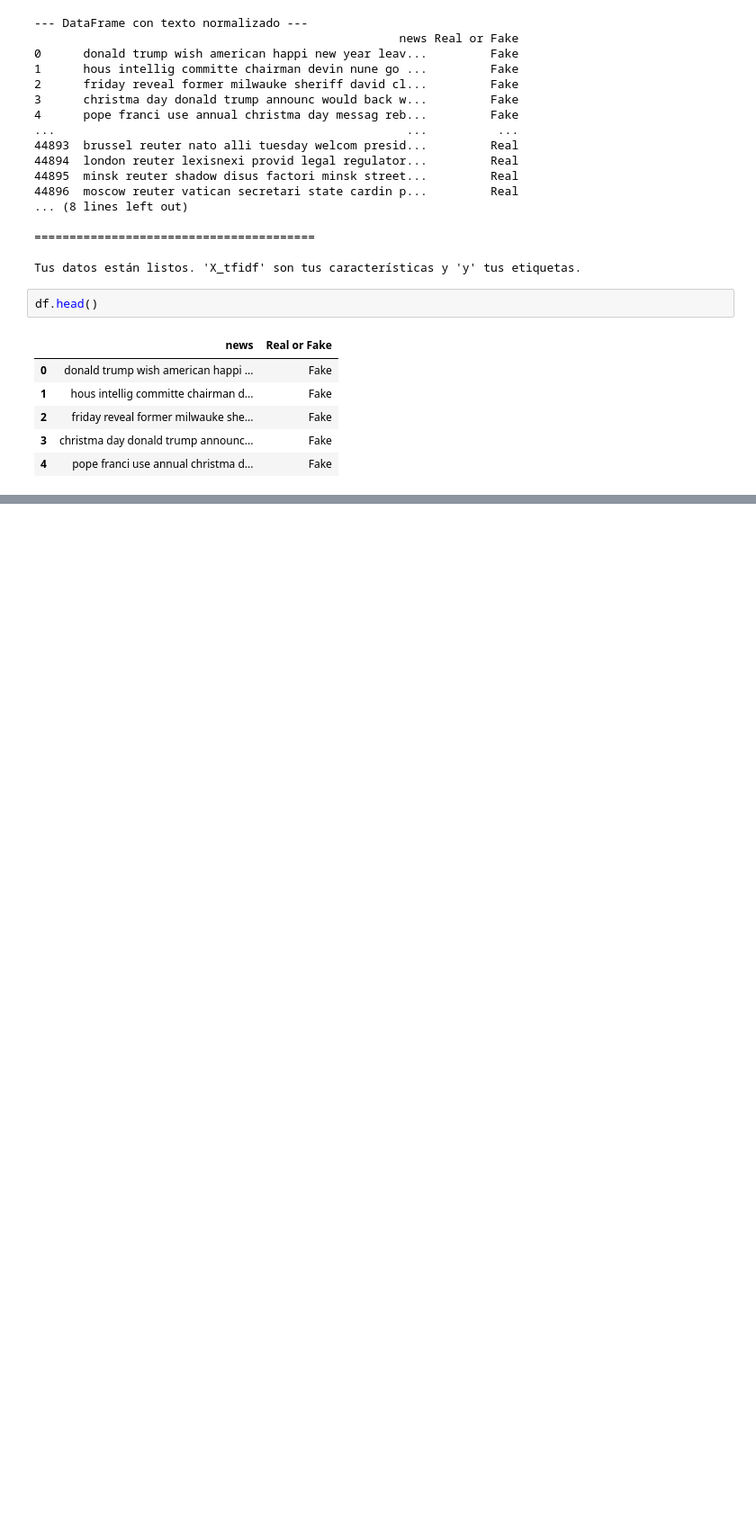
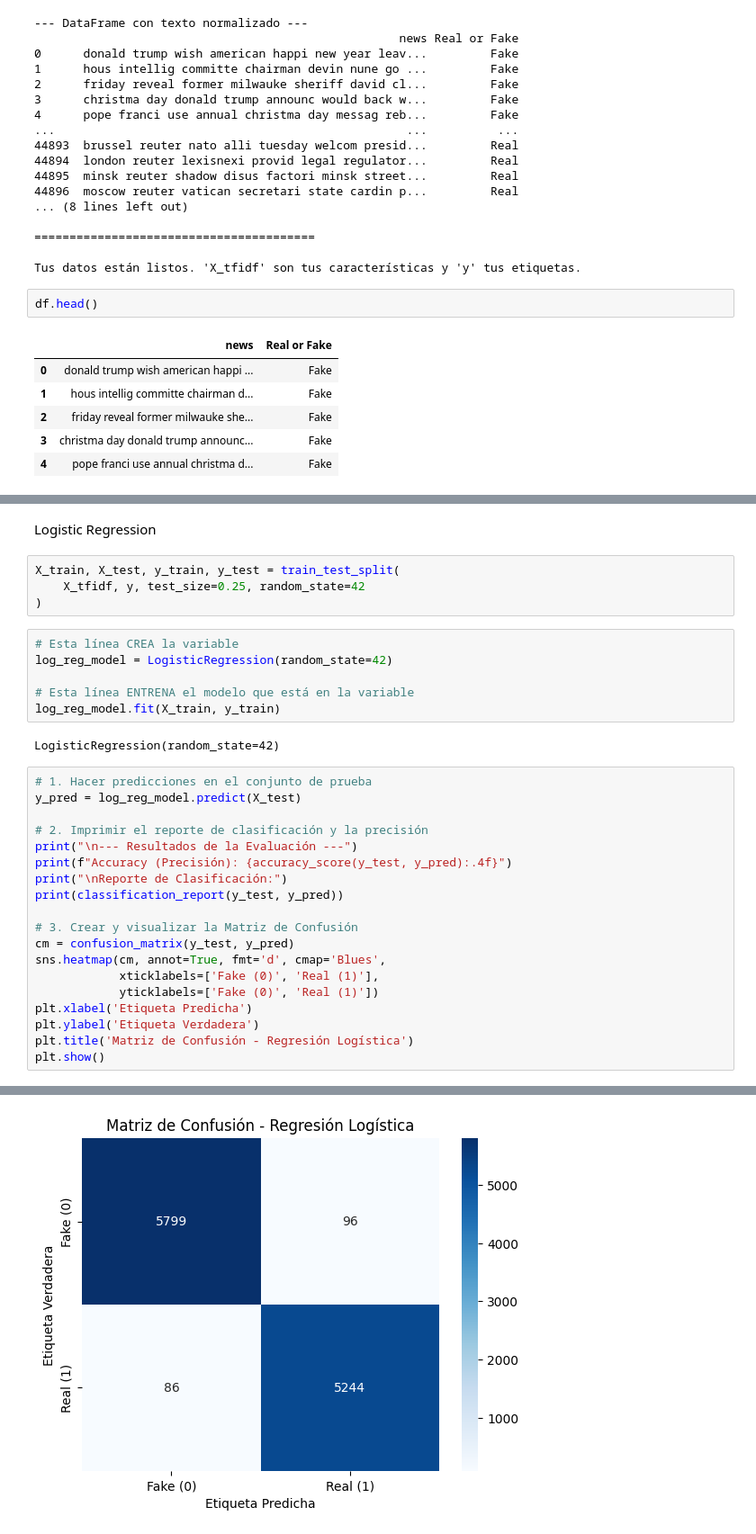
Before and after one commit to diegoreyes99/nlp-project, a Jupyter notebook: final_project.ipynb, the cells around one changed output, grey strips where cells are left out. Shown: that part at 90% size. Drawn from its saved outputs; the diff is of its cells as text; blank space fills up the shorter version.

Commit message:
first advanced of logistic regression

```diff
--- a/final_project.ipynb
+++ b/final_project.ipynb
@@ -197,0 +202,34 @@ print(X_tfidf)
+# %% [markdown]
+Logistic Regression
+# %%
+X_train, X_test, y_train, y_test = train_test_split(
+    X_tfidf, y, test_size=0.25, random_state=42
+)
+# %%
+# Esta línea CREA la variable
+log_reg_model = LogisticRegression(random_state=42)
+
+# Esta línea ENTRENA el modelo que está en la variable
+log_reg_model.fit(X_train, y_train)
+# %% [output]
+LogisticRegression(random_state=42)
+# %%
+# 1. Hacer predicciones en el conjunto de prueba
+y_pred = log_reg_model.predict(X_test)
+
+# 2. Imprimir el reporte de clasificación y la precisión
+print("\n--- Resultados de la Evaluación ---")
+print(f"Accuracy (Precisión): {accuracy_score(y_test, y_pred):.4f}")
+print("\nReporte de Clasificación:")
+print(classification_report(y_test, y_pred))
+
+# 3. Crear y visualizar la Matriz de Confusión
+cm = confusion_matrix(y_test, y_pred)
+sns.heatmap(cm, annot=True, fmt='d', cmap='Blues',
+            xticklabels=['Fake (0)', 'Real (1)'],
+            yticklabels=['Fake (0)', 'Real (1)'])
+plt.xlabel('Etiqueta Predicha')
+plt.ylabel('Etiqueta Verdadera')
+plt.title('Matriz de Confusión - Regresión Logística')
+plt.show()
+# %% [output]
@@ -197,0 +248 @@ print(X_tfidf)
+[figure, added]
```
Also changed, not shown: parts of 3 cells of this notebook.
